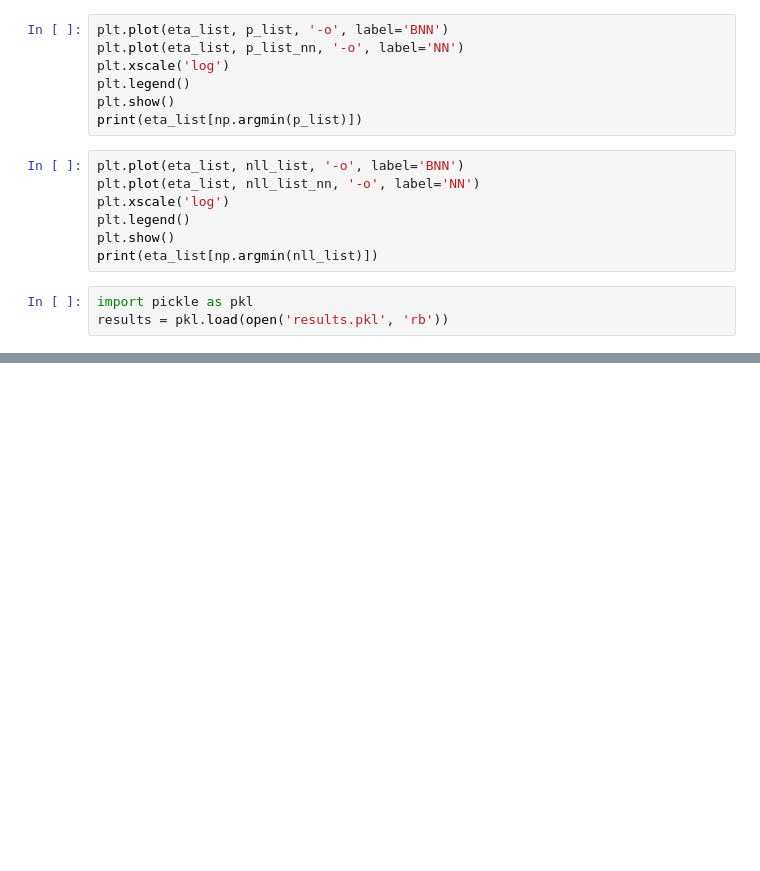
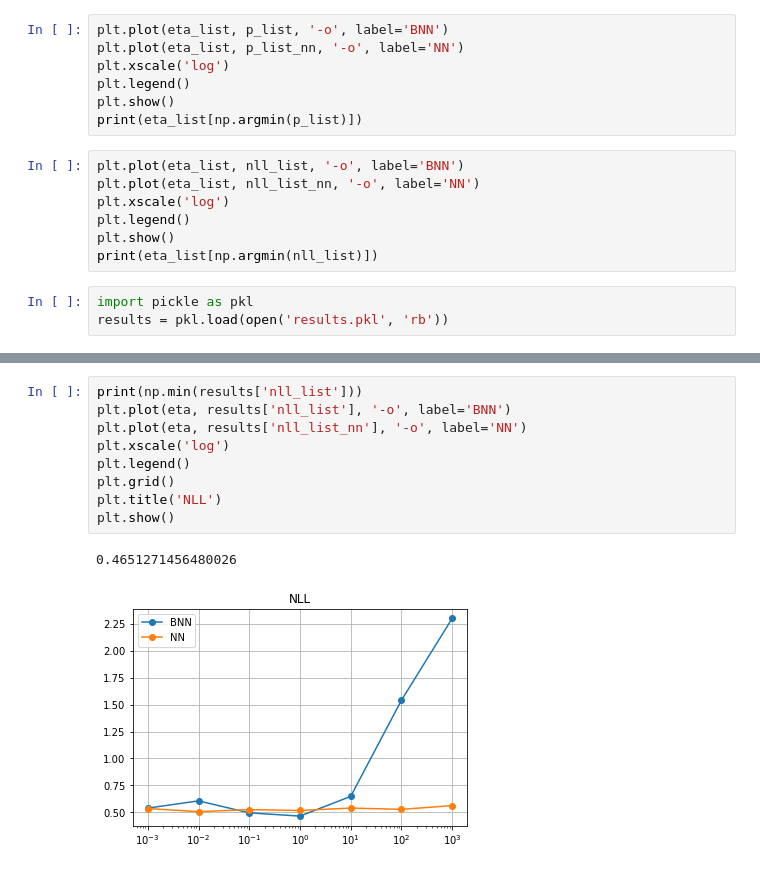
Before and after one commit to THuix/bnn_bbb, a Jupyter notebook: exps/resnet/resnet.ipynb, the cells around one changed output, grey strips where cells are left out. Drawn from its saved outputs; the diff is of its cells as text; blank space fills up the shorter version.

```diff
--- a/exps/resnet/resnet.ipynb
+++ b/exps/resnet/resnet.ipynb
@@ -130,0 +148,12 @@ plt.show()
+# %%
+print(np.min(results['nll_list']))
+plt.plot(eta, results['nll_list'], '-o', label='BNN')
+plt.plot(eta, results['nll_list_nn'], '-o', label='NN')
+plt.xscale('log')
+plt.legend()
+plt.grid()
+plt.title('NLL')
+plt.show()
+# %% [output]
+0.4651271456480026
+[figure, added]
```
Also changed, not shown: parts of 3 cells of this notebook, 3 other files.
